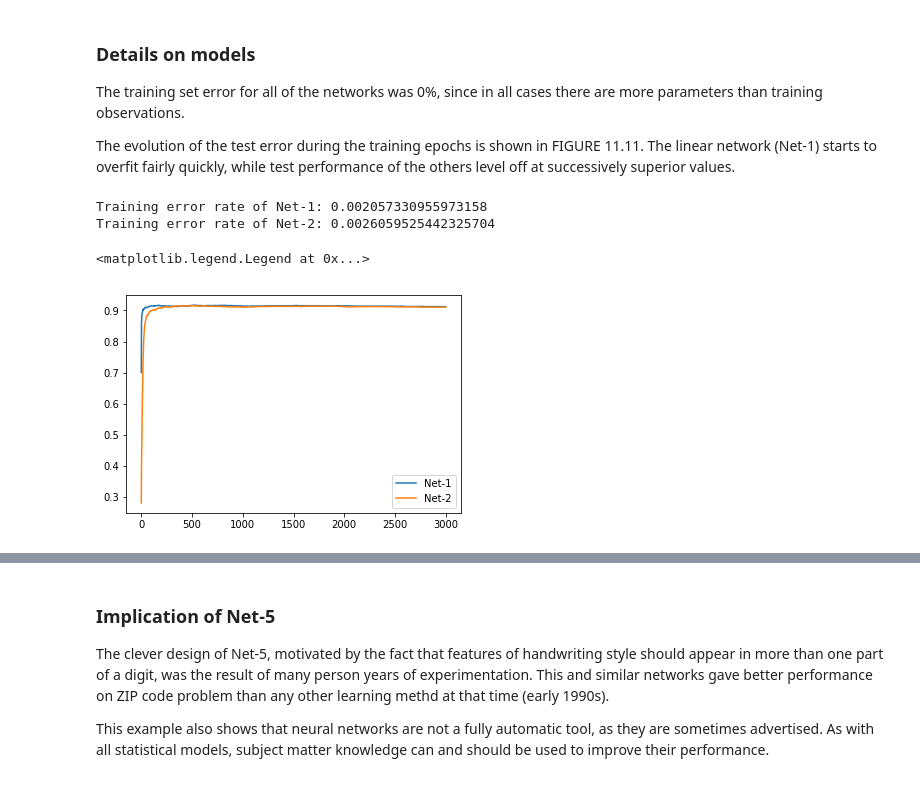
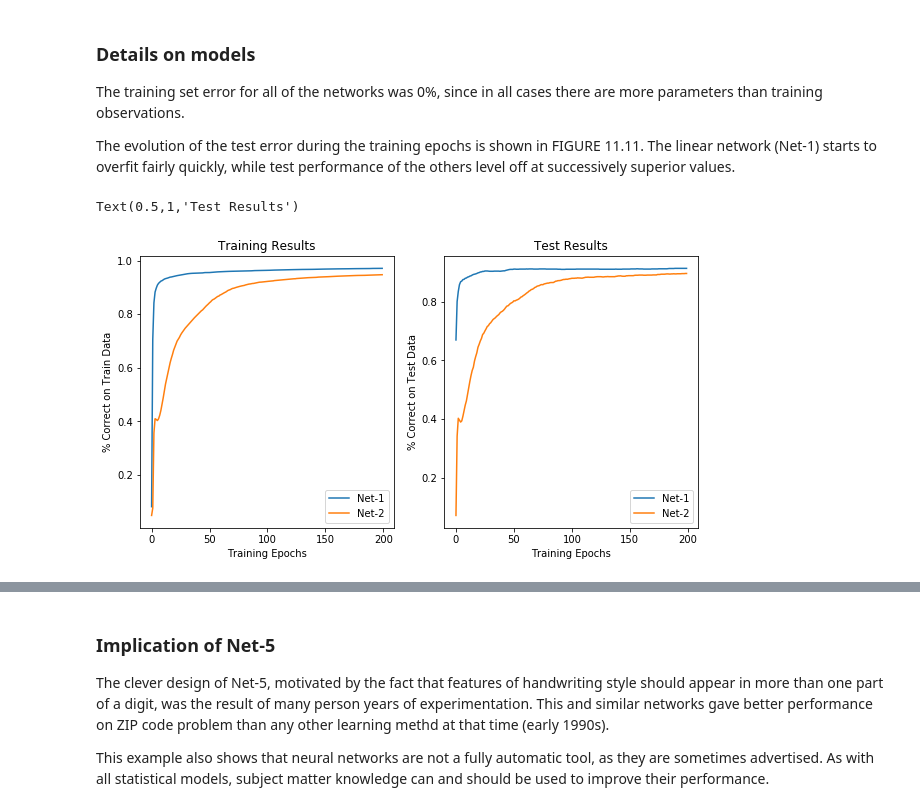
Before and after one commit to dgkim5360/the-elements-of-statistical-learning-notebooks, a Jupyter notebook: chapter11-neural-networks/section07-example-zip-code-data.ipynb, the cells around one changed output, grey strips where cells are left out. Drawn from its saved outputs; the diff is of its cells as text; code cells hidden in the pictures.

```diff
--- a/chapter11-neural-networks/section07-example-zip-code-data.ipynb
+++ b/chapter11-neural-networks/section07-example-zip-code-data.ipynb
@@ -98,8 +101,8 @@ The evolution of the test error during the training epochs is shown in FIGURE 11
 """FIGURE 11.11. Test performance curves,
 as a function of the number of training epochs, for the five networks."""
 n, p, m2, k = size_train, 16*16, 12, 10
-learning_rate = 1
-epochs = 3000
+learning_rate = .5
+epochs = 200
 
 # Standardize
 torchx = torch.from_numpy(trainx_df.values).float()
@@ -146,32 +152,57 @@ optimizer2 = torch.optim.SGD(net2.parameters(), lr=learning_rate,)
+# %%
+# Net-2
+class Net2(torch.nn.Module):
+    def __init__(self):
+        super(Net2, self).__init__()
+        self.lin1 = torch.nn.Linear(p, m2)
+        self.lin2 = torch.nn.Linear(m2, k)
+
+    def forward(self, inputs):
+        out = torch.nn.functional.sigmoid(self.lin1(inputs))
+        out = self.lin2(out)
+        # out = torch.nn.functional.softmax(self.lin2(out), dim=1)
+        return out
 # %%
+net2 = Net2()
+lossf2 = torch.nn.CrossEntropyLoss()
+optimizer2 = torch.optim.SGD(net2.parameters(), lr=learning_rate,)
+errs2_train = []
 errs2_test = []
 for epoch in range(epochs):
+    net2.zero_grad()
     y2pred = net2(varx)
     loss2 = lossf2(y2pred, vary)
-    optimizer2.zero_grad()
     loss2.backward()
     optimizer2.step()
+
+    # Save the training results for each epoch
+    _, train_y2pred = torch.max(y2pred, 1)
+    errs2_train.append((vary.data == train_y2pred.data).sum()/n)
 
     # Test for every epoch
     _, test_y2pred = torch.max(net2(varx_test), 1)
     errs2_test.append((vary_test.data == test_y2pred.data).sum()/size_test)
-# %%
-# Check training fit
-_, train_y1pred = torch.max(y1pred, 1)
-_, train_y2pred = torch.max(y2pred, 1)
-print(f'Training error rate of Net-1: {1-sum(train_y1pred.data == vary.data)/n}')
-print(f'Training error rate of Net-2: {1-sum(train_y2pred.data == vary.data)/n}')
-
-fig100 = plt.figure(100)
-ax100 = fig100.add_subplot(1, 1, 1)
-ax100.plot(errs1_test, label='Net-1')
-ax100.plot(errs2_test, label='Net-2')
-ax100.legend()
-# %% [output]
-Training error rate of Net-1: 0.002057330955973158
-Training error rate of Net-2: 0.0026059525442325704
-<matplotlib.legend.Legend at 0x...>
-[figure, removed]
+# %%
+fig100 = plt.figure(100, figsize=(10, 5))
+ax100 = fig100.add_subplot(1, 2, 1)
+ax101 = fig100.add_subplot(1, 2, 2)
+
+ax100.plot(errs1_train, label='Net-1')
+ax100.plot(errs2_train, label='Net-2')
+ax100.legend()
+ax100.set_xlabel('Training Epochs')
+ax100.set_ylabel('% Correct on Train Data')
+ax100.set_title('Training Results')
+
+ax101.plot(errs1_test, label='Net-1')
+ax101.plot(errs2_test, label='Net-2')
+ax101.legend()
+ax101.set_xlabel('Training Epochs')
+ax101.set_ylabel('% Correct on Test Data')
+ax101.set_title('Test Results')
+# %% [output]
+Text(0.5,1,'Test Results')
+[figure, added]
 # %% [markdown]
 The other three networks have additional features which demonstrate the power and flexibility of the neural network paradigm. They introduce constraints on the network, natural for the problem at hand, which allow for more complex connectivity but fewer parameters.
 
```
Also changed, not shown: parts of 18 cells of this notebook.
